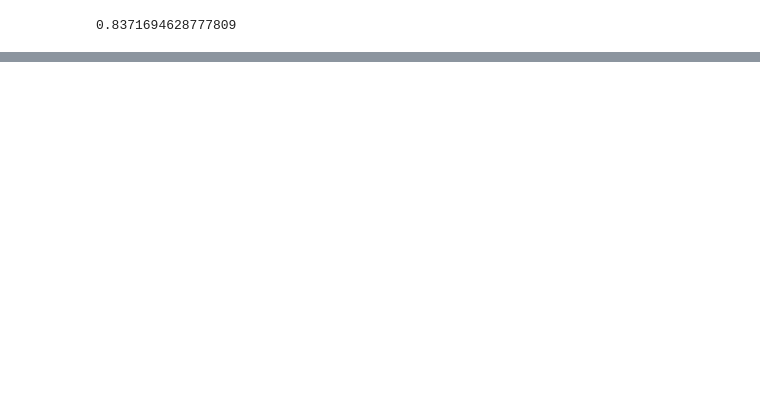
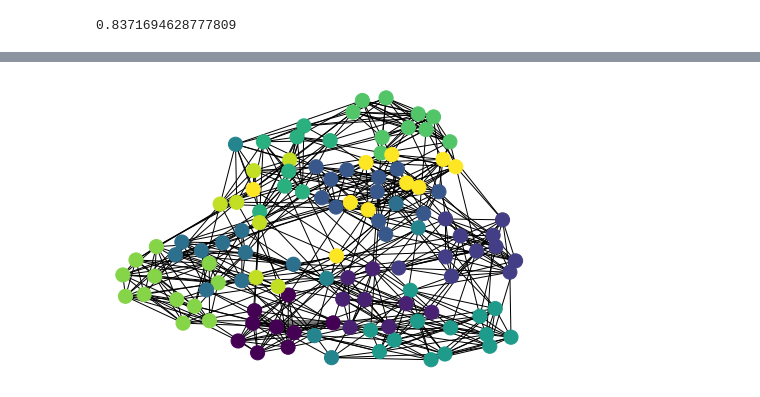
Before and after one commit to aram10/community_detection, a Jupyter notebook: autoencoder_community_detection.ipynb, the cells around one changed output, grey strips where cells are left out. Drawn from its saved outputs; the diff is of its cells as text; code cells hidden in the pictures; blank space fills up the shorter version.

```diff
--- a/autoencoder_community_detection.ipynb
+++ b/autoencoder_community_detection.ipynb
@@ -188,0 +103,13 @@ array([1, 1, 1, 1, 1, 1, 1, 1, 0, 0, 1, 1, 1, 1, 0, 0, 1, 1, 0, 1, 0, 1,
+# %%
+#read in football network data
+url = "http://www-personal.umich.edu/~mejn/netdata/football.zip"
+
+sock = urllib.urlopen(url)
+s = io.BytesIO(sock.read())
+sock.close()
+
+zf = zipfile.ZipFile(s)
+txt = zf.read("football.txt").decode()
+gml = zf.read("football.gml").decode()
+gml = gml.split("\n")[1:]
+football = nx.parse_gml(gml)
@@ -188,0 +138,4 @@ array([1, 1, 1, 1, 1, 1, 1, 1, 0, 0, 1, 1, 1, 1, 0, 0, 1, 1, 0, 1, 0, 1,
+# %%
+H_football = ae_football_3.encoder(X_football_3)
+football_labels = [football.nodes[v]['value'] for v in football]
+kmeans_football = KMeans(n_clusters=12, random_state=0).fit(H_football)
@@ -188,0 +146,4 @@ array([1, 1, 1, 1, 1, 1, 1, 1, 0, 0, 1, 1, 1, 1, 0, 0, 1, 1, 0, 1, 0, 1,
+# %%
+nx.draw(football, node_size=200, node_color=football_labels)
+# %% [output]
+[figure, added]
```
Also changed, not shown: parts of 26 cells of this notebook, 25 other files.
